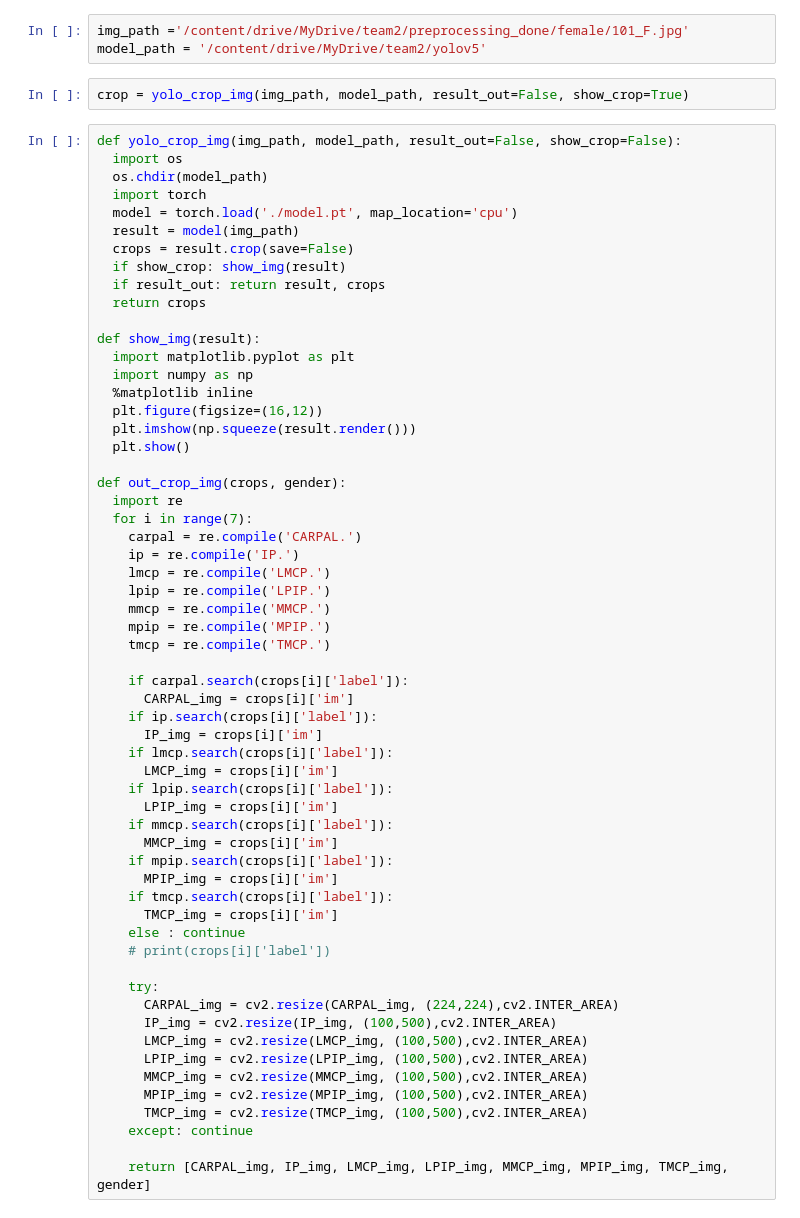
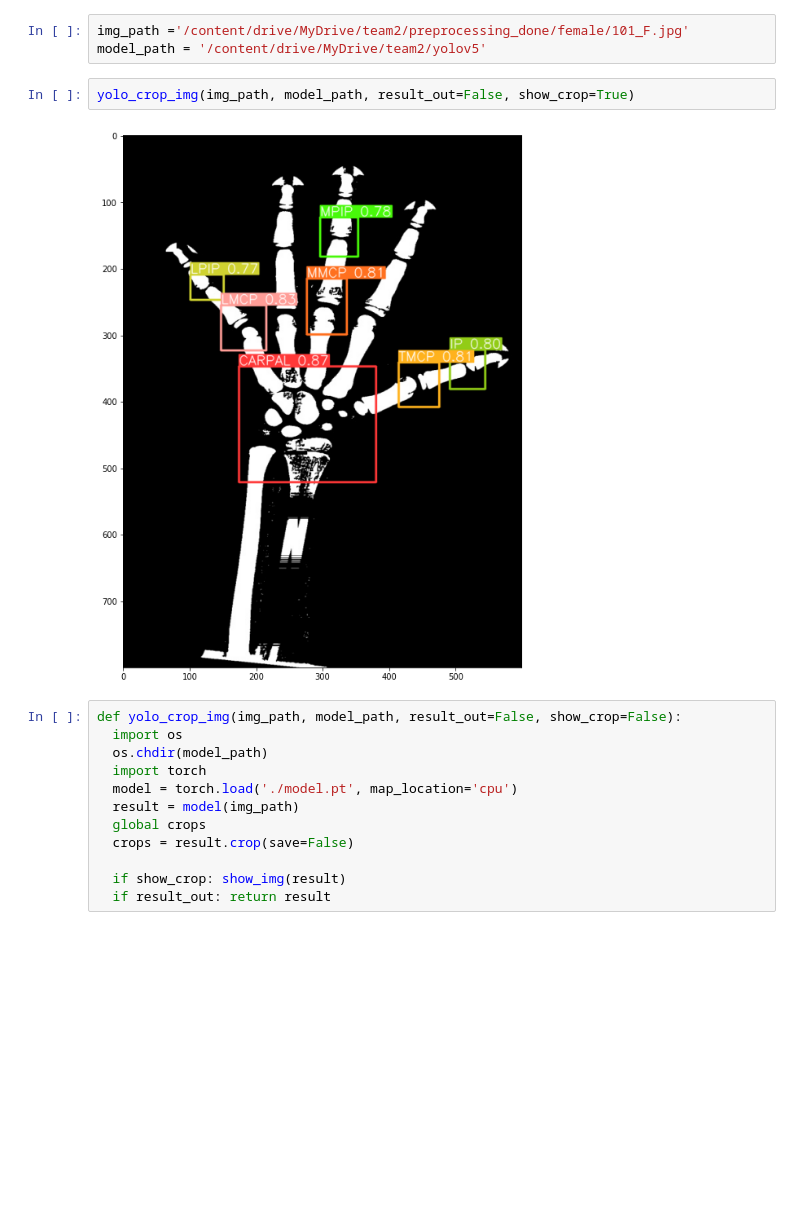
Before and after one commit to kikiru328/Bone_Detection, a Jupyter notebook: 혜정/torch_load_final.ipynb, the cells around one changed output. Drawn from its saved outputs; the diff is of its cells as text; blank space fills up the shorter version.

```diff
--- a/혜정/torch_load_final.ipynb
+++ b/혜정/torch_load_final.ipynb
@@ -14,63 +14,18 @@
 img_path ='/content/drive/MyDrive/team2/preprocessing_done/female/101_F.jpg'
 model_path = '/content/drive/MyDrive/team2/yolov5'
 # %%
-crop = yolo_crop_img(img_path, model_path, result_out=False, show_crop=True)
+yolo_crop_img(img_path, model_path, result_out=False, show_crop=True)
+# %% [output]
+[figure, added]
-# %%
-def yolo_crop_img(img_path, model_path, result_out=False, show_crop=False):
-  import os
-  os.chdir(model_path)
-  import torch
-  model = torch.load('./model.pt', map_location='cpu')
-  result = model(img_path)
-  crops = result.crop(save=False)
-  if show_crop: show_img(result)
-  if result_out: return result, crops
-  return crops
-
-def show_img(result):
-  import matplotlib.pyplot as plt
-  import numpy as np
-  %matplotlib inline
-  plt.figure(figsize=(16,12))
-  plt.imshow(np.squeeze(result.render()))
-  plt.show()
-
-def out_crop_img(crops, gender):
-  import re
-  for i in range(7):
-    carpal = re.compile('CARPAL.')
-    ip = re.compile('IP.')
-    lmcp = re.compile('LMCP.')
-    lpip = re.compile('LPIP.')
-    mmcp = re.compile('MMCP.')
-    mpip = re.compile('MPIP.')
-    tmcp = re.compile('TMCP.')
-
-    if carpal.search(crops[i]['label']):
-      CARPAL_img = crops[i]['im']
-    if ip.search(crops[i]['label']):
-      IP_img = crops[i]['im']
-    if lmcp.search(crops[i]['label']):
-      LMCP_img = crops[i]['im']
-    if lpip.search(crops[i]['label']):
-      LPIP_img = crops[i]['im']
-    if mmcp.search(crops[i]['label']):
-      MMCP_img = crops[i]['im']
-    if mpip.search(crops[i]['label']):
-      MPIP_img = crops[i]['im']
-    if tmcp.search(crops[i]['label']):
-      TMCP_img = crops[i]['im']
-    else : continue
-    # print(crops[i]['label'])
-
-    try:
-      CARPAL_img = cv2.resize(CARPAL_img, (224,224),cv2.INTER_AREA)
-      IP_img = cv2.resize(IP_img, (100,500),cv2.INTER_AREA)
-      LMCP_img = cv2.resize(LMCP_img, (100,500),cv2.INTER_AREA)
-      LPIP_img = cv2.resize(LPIP_img, (100,500),cv2.INTER_AREA)
-      MMCP_img = cv2.resize(MMCP_img, (100,500),cv2.INTER_AREA)
-      MPIP_img = cv2.resize(MPIP_img, (100,500),cv2.INTER_AREA)
-      TMCP_img = cv2.resize(TMCP_img, (100,500),cv2.INTER_AREA)
-    except: continue
-
-    return [CARPAL_img, IP_img, LMCP_img, LPIP_img, MMCP_img, MPIP_img, TMCP_img, gender]
+# %%
+def yolo_crop_img(img_path, model_path, result_out=False, show_crop=False):
+  import os
+  os.chdir(model_path)
+  import torch
+  model = torch.load('./model.pt', map_location='cpu')
+  result = model(img_path)
+  global crops
+  crops = result.crop(save=False)
+
+  if show_crop: show_img(result)
+  if result_out: return result
```
Also changed, not shown: parts of 4 cells of this notebook.
